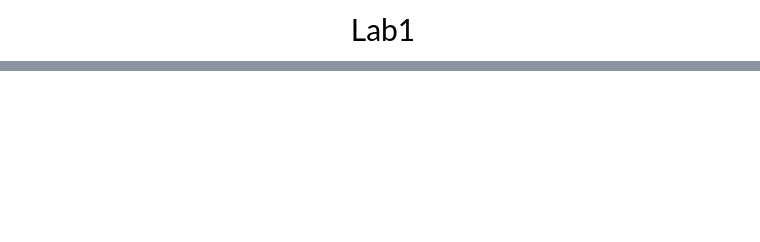
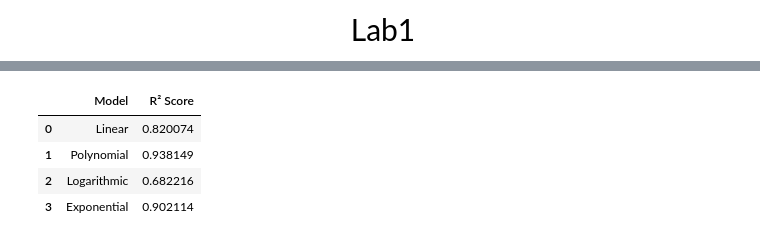
Before and after one commit to artemyak5/Mathematical-Modeling-2024, a Jupyter notebook: lab1/main.ipynb, the cells around one changed output, grey strips where cells are left out. Saved outputs shown, nothing was run; the diff lists cells and outputs as text; code cells hidden in the pictures; blank space fills up the shorter version.

```diff
--- a/lab1/main.ipynb
+++ b/lab1/main.ipynb
@@ -107,0 +40,45 @@ df['month'] = df['logged_at'].dt.month
+# %%
+X = df[['iron_water']].values
+y = df['iron_hair'].values
+
+linear_model = LinearRegression()
+linear_model.fit(X, y)
+y_pred_linear = linear_model.predict(X)
+r2_linear = r2_score(y, y_pred_linear)
+
+# Polynomial Regression (2nd degree)
+poly = PolynomialFeatures(degree=2)
+X_poly = poly.fit_transform(X)
+poly_model = LinearRegression()
+poly_model.fit(X_poly, y)
+y_pred_poly = poly_model.predict(X_poly)
+r2_poly = r2_score(y, y_pred_poly)
+
+# Logarithmic Regression
+log_model = LinearRegression()
+log_X = np.log(X)
+log_model.fit(log_X, y)
+y_pred_log = log_model.predict(log_X)
+r2_log = r2_score(y, y_pred_log)
+
+# Exponential Regression
+exp_model = LinearRegression()
+exp_y = np.log(y)
+exp_model.fit(X, exp_y)
+y_pred_exp = np.exp(exp_model.predict(X))
+r2_exp = r2_score(y, y_pred_exp)
+
+# Evaluate and compare the models
+results = {
+    "Model": ["Linear", "Polynomial", "Logarithmic", "Exponential"],
+    "R² Score": [r2_linear, r2_poly, r2_log, r2_exp]
+}
+
+results_df = pd.DataFrame(results)
+results_df
+# %% [output]
+|  | Model | R² Score |
+| 0 | Linear | 0.820074 |
+| 1 | Polynomial | 0.938149 |
+| 2 | Logarithmic | 0.682216 |
+| 3 | Exponential | 0.902114 |
```
Also changed, not shown: parts of 14 cells of this notebook.
